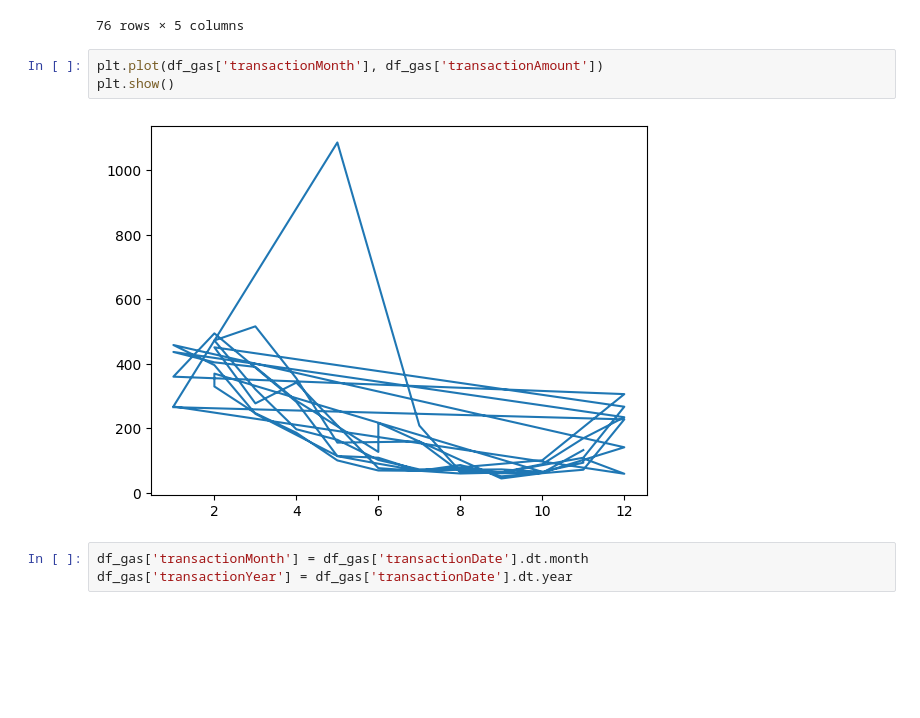
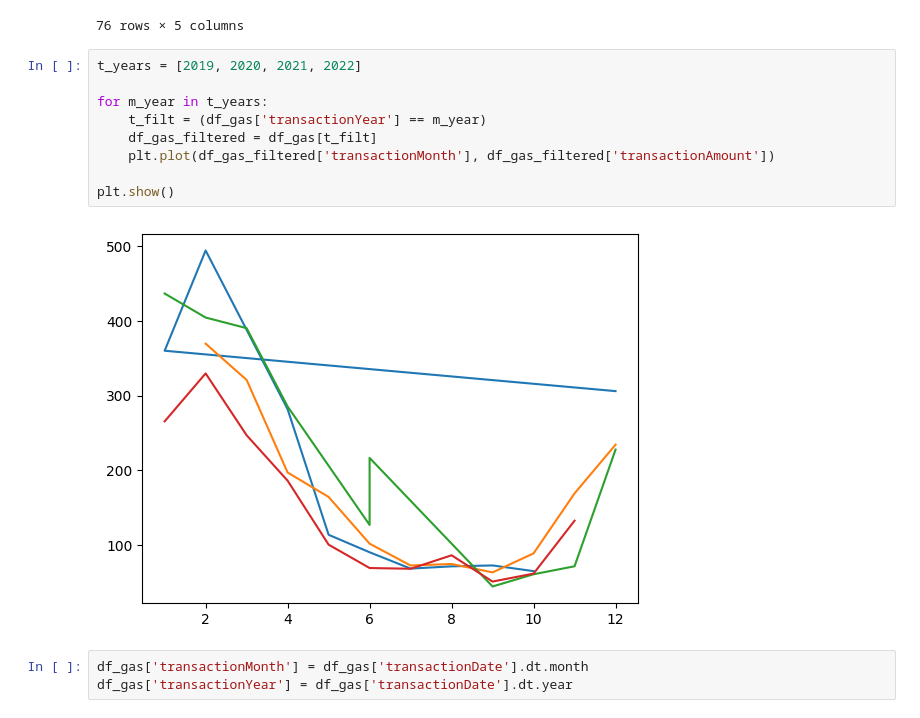
Before and after one commit to roncoejr/practice-11132022-gh, a Jupyter notebook: test-ghcs.ipynb, the cells around one changed output. Drawn from its saved outputs; the diff is of its cells as text; blank space fills up the shorter version.

Commit message:
looping to graph!

```diff
--- a/test-ghcs.ipynb
+++ b/test-ghcs.ipynb
@@ -44,11 +44,17 @@ df_gas
 | 74 | 2022-10-28 | 61.56 | Received | 10 | 2022 |
 | 75 | 2022-11-28 | 132.43 | Scheduled | 11 | 2022 |
 76 rows × 5 columns
-# %%
-plt.plot(df_gas['transactionMonth'], df_gas['transactionAmount'])
-plt.show()
-# %% [output]
-[figure, removed]
+# %%
+t_years = [2019, 2020, 2021, 2022]
+
+for m_year in t_years:
+    t_filt = (df_gas['transactionYear'] == m_year)
+    df_gas_filtered = df_gas[t_filt]
+    plt.plot(df_gas_filtered['transactionMonth'], df_gas_filtered['transactionAmount'])
+
+plt.show()
+# %% [output]
+[figure, added]
 # %%
 df_gas['transactionMonth'] = df_gas['transactionDate'].dt.month
 df_gas['transactionYear'] = df_gas['transactionDate'].dt.year
```
